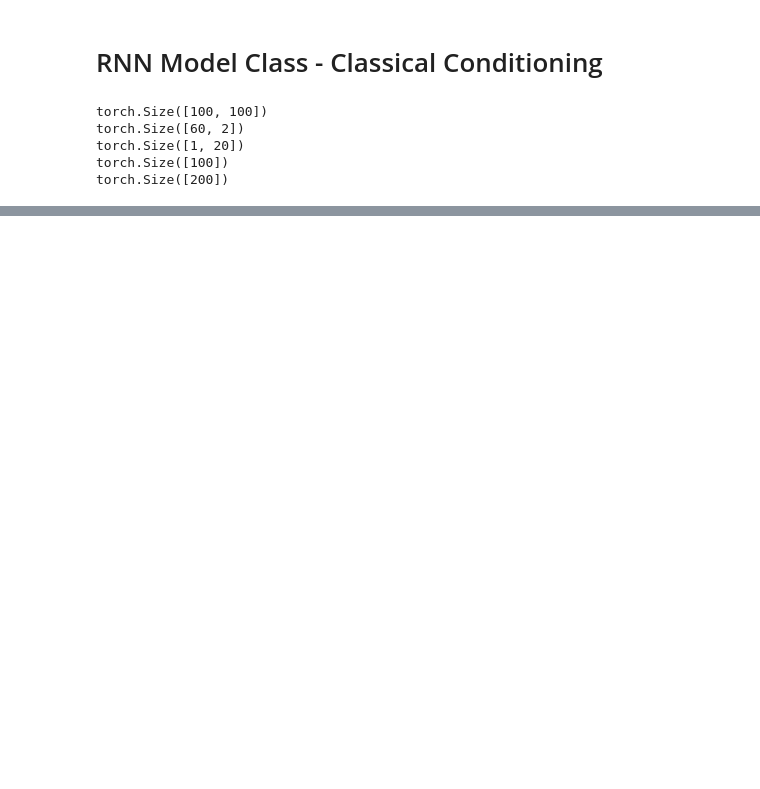
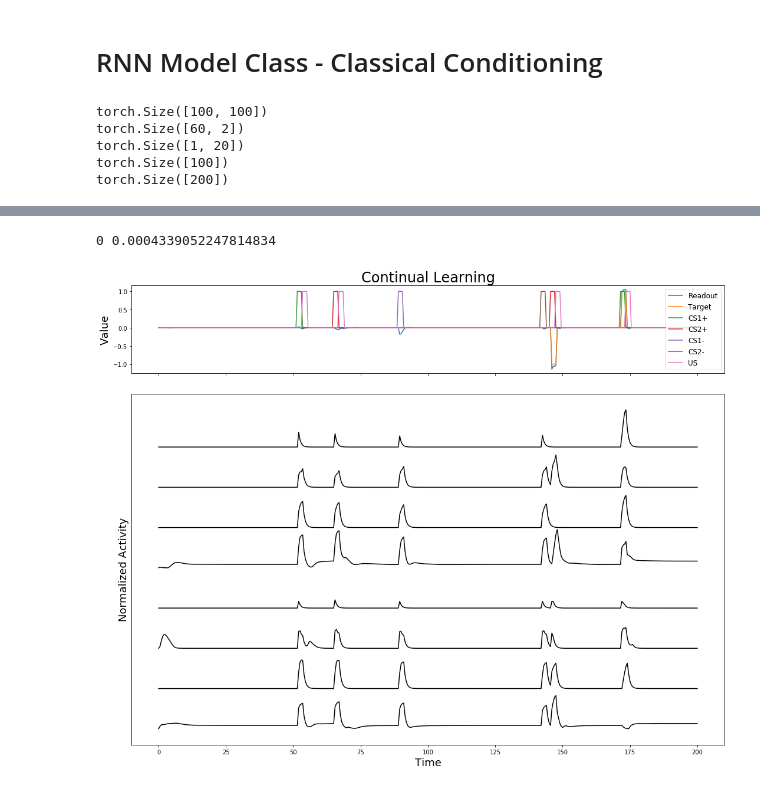
Before and after one commit to marshineer/HS_LabRot, a Jupyter notebook: drosophila_paper_continual_learning_classes.ipynb, the cells around one changed output, grey strips where cells are left out. Drawn from its saved outputs; the diff is of its cells as text; code cells hidden in the pictures; blank space fills up the shorter version.

```diff
--- a/drosophila_paper_continual_learning_classes.ipynb
+++ b/drosophila_paper_continual_learning_classes.ipynb
@@ -552,7 +552,7 @@ def print_trial(network, dt=0.5, nps=True):
     legend_font = 12
 
     # Run the network
-    r_out, Wt, vt, vt_opt, loss_hist, stim_ls = train_net(network, dt=dt, n_epochs=1, n_batch=1, train=False, nps=nps)
+    r_out, vt, vt_opt, loss_hist, stim_ls = network.train_net(opti=optimizer, n_epoch=1, n_batch=1, nps=nps)
     r_out = r_out.detach().numpy().squeeze()
     vt = vt.detach().numpy().squeeze()
     vt_opt = vt_opt.detach().numpy().squeeze()
@@ -634,15 +634,19 @@ torch.save(classic_net.state_dict(), 'trained_N9_continual_learning_wt_pass.pt')
 # %%
 # Plot some results to compare to Fig 2A/B in paper
 if not train_bool:
-#     classic_net.load_state_dict(torch.load('trained_N9_continual_learning_wt_inc.pt'))
+    classic_net.load_state_dict(torch.load('trained_N9_continual_learning_wt_pass.pt'))
     classic_net.eval()
 
+print_trial(classic_net)
 # if train_task == 'first-order':
 #     print_trial(classic_net, task1=train_task, task2='CS+')
 #     print_trial(classic_net, task1=train_task, task2='CS-')
 # elif train_task == 'all_tasks':
 #     print_trial(classic_net, task1=train_task, task2='extinct')
 #     print_trial(classic_net, task1=train_task, task2='CS2')
+# %% [output]
+0 0.0004339052247814834
+[figure, added]
 # %%
 # r_out, Wt, vt, vt_opt, loss_hist, _ = train_net(classic_net, task=train_task, n_epochs=200, train=False)
 # r_out, Wt, vt, vt_opt, loss_hist, _ = classic_net.train_net(opti=optimizer, n_epoch=100)
```
Also changed, not shown: parts of 5 cells of this notebook, 12 other files.
